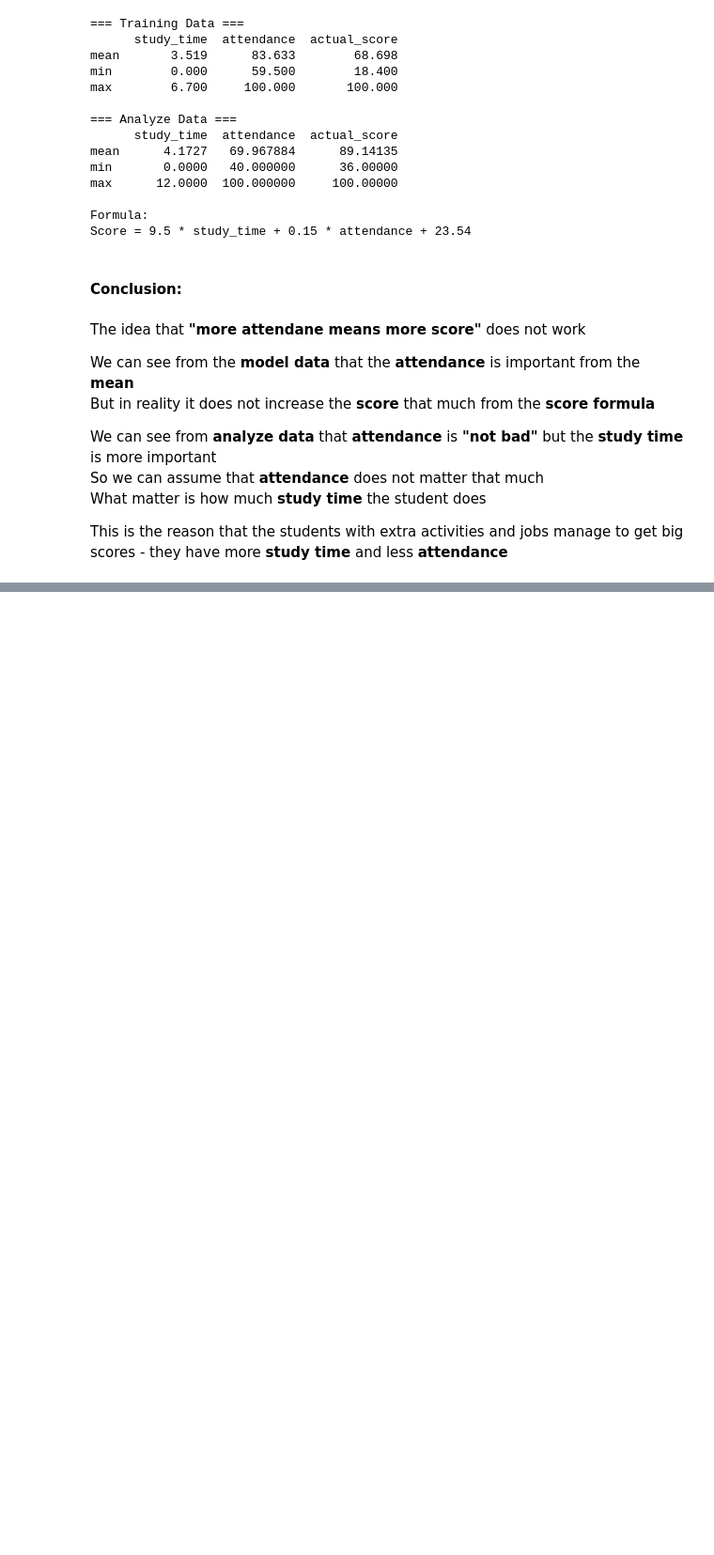
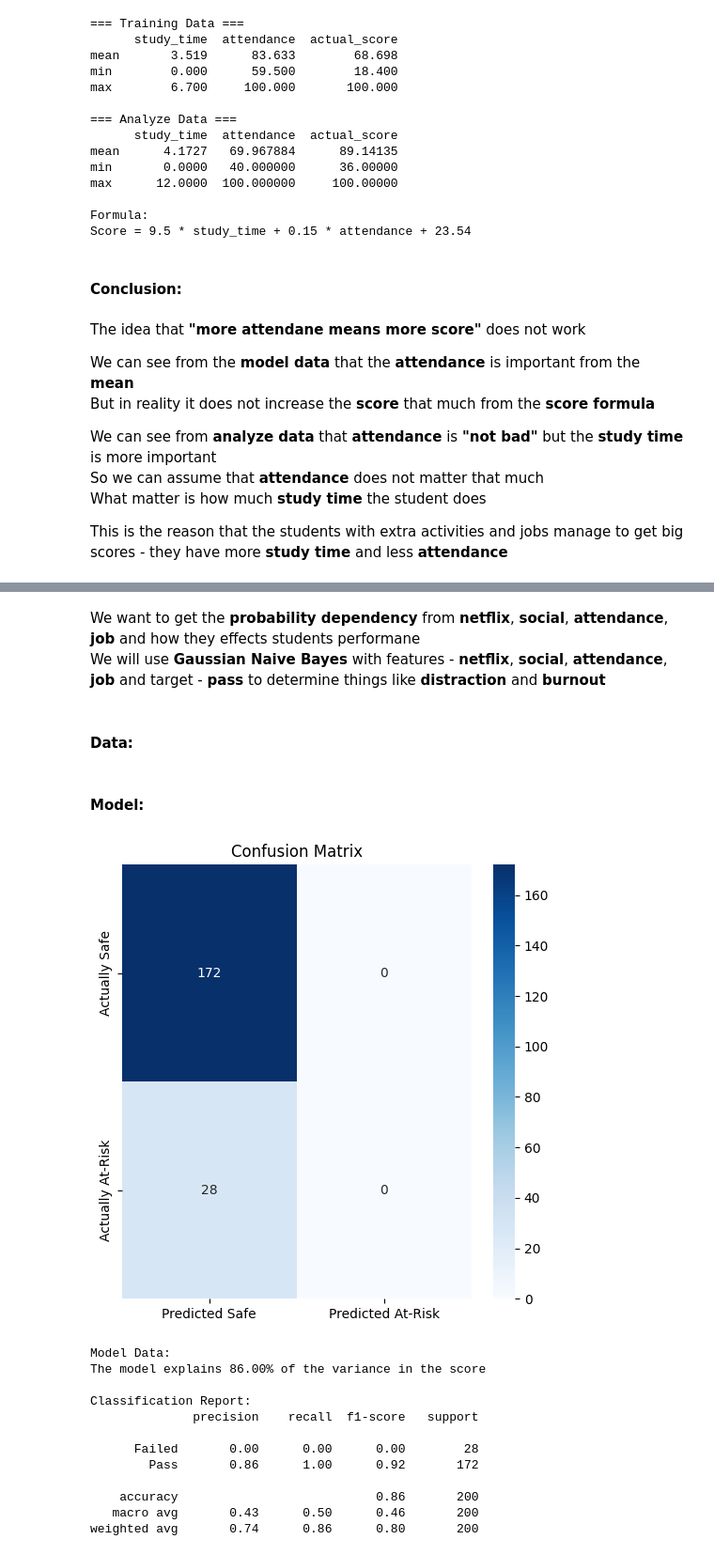
Before and after one commit to Kristiyan24/SoftUni-Students-Performance-Retake, a Jupyter notebook: report/report.ipynb, the cells around one changed output, grey strips where cells are left out. Shown at 94% size. Drawn from its saved outputs; the diff is of its cells as text; code cells hidden in the pictures; blank space fills up the shorter version.

Commit message:
Add Distractuin section with trained model

```diff
--- a/report/report.ipynb
+++ b/report/report.ipynb
@@ -261,0 +272,5 @@ This is the reason that the students with extra activities and jobs manage to ge
+# %% [markdown]
+We want to get the **probability dependency** from **netflix**, **social**, **attendance**, **job** and how they effects students performane <br>
+We will use **Gaussian Naive Bayes** with features - **netflix**, **social**, **attendance**, **job** and target - **pass** to determine things like **distraction** and **burnout**
+# %% [markdown]
+#### Data:
@@ -261,0 +297,48 @@ This is the reason that the students with extra activities and jobs manage to ge
+# %% [markdown]
+#### Model:
+# %%
+# Define our features (X) and target (Y)
+X = model_table[['netflix', 'social', 'attendance', 'job']]
+Y = model_table['pass']
+
+# Split the data: 80% for training, 20% for testing
+X_train, X_test, Y_train, Y_test = train_test_split(X, Y, test_size=0.2, random_state=42)
+
+# Initialize the Linear Regression model
+model = GaussianNB()
+
+# Train the model
+model.fit(X_train, Y_train)
+
+# Make predictions on the test set
+Y_pred = model.predict(X_test)
+
+matrix = confusion_matrix(Y_test, Y_pred, labels=['Pass', 'Failed'])
+# %%
+plt.figure(figsize=(6,6))
+plt.title('Confusion Matrix')
+plt.xlabel('What the Model Guessed')
+plt.ylabel('The Actual Truth')
+sns.heatmap(matrix, annot=True, fmt='d', cmap='Blues', xticklabels=['Predicted Safe', 'Predicted At-Risk'], yticklabels=['Actually Safe', 'Actually At-Risk'])
+plt.show()
+
+# Calculate overall accuracy
+print("Model Data:")
+print(f"The model explains {accuracy_score(Y_test, Y_pred) * 100:.2f}% of the variance in the score")
+print()
+print("Classification Report:")
+print(classification_report(Y_test, Y_pred, zero_division=0))
+# %% [output]
+[figure, added]
+Model Data:
+The model explains 86.00% of the variance in the score
+
+Classification Report:
+              precision    recall  f1-score   support
+
+      Failed       0.00      0.00      0.00        28
+        Pass       0.86      1.00      0.92       172
+
+    accuracy                           0.86       200
+   macro avg       0.43      0.50      0.46       200
+weighted avg       0.74      0.86      0.80       200
```
Also changed, not shown: parts of 8 cells of this notebook.
